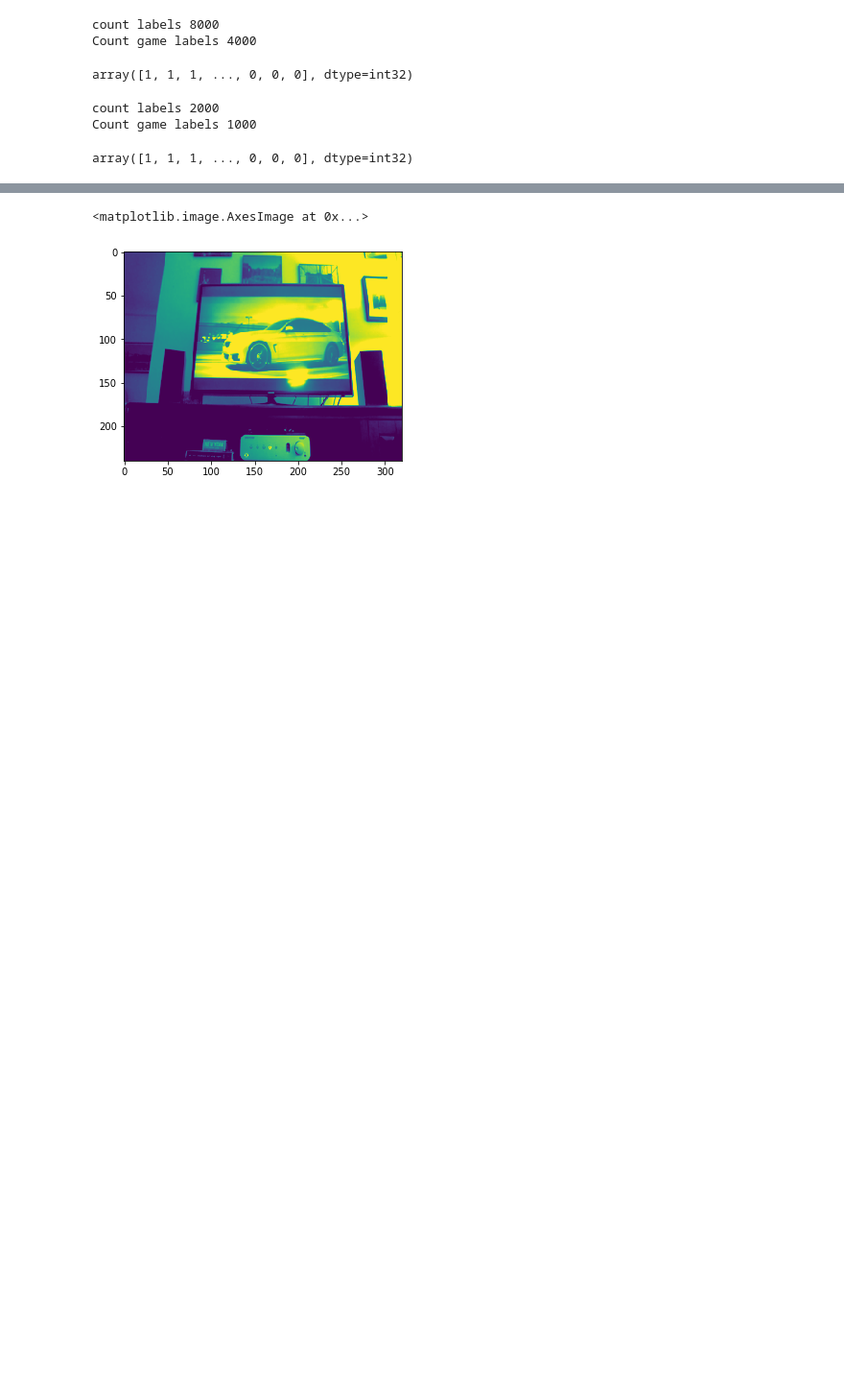
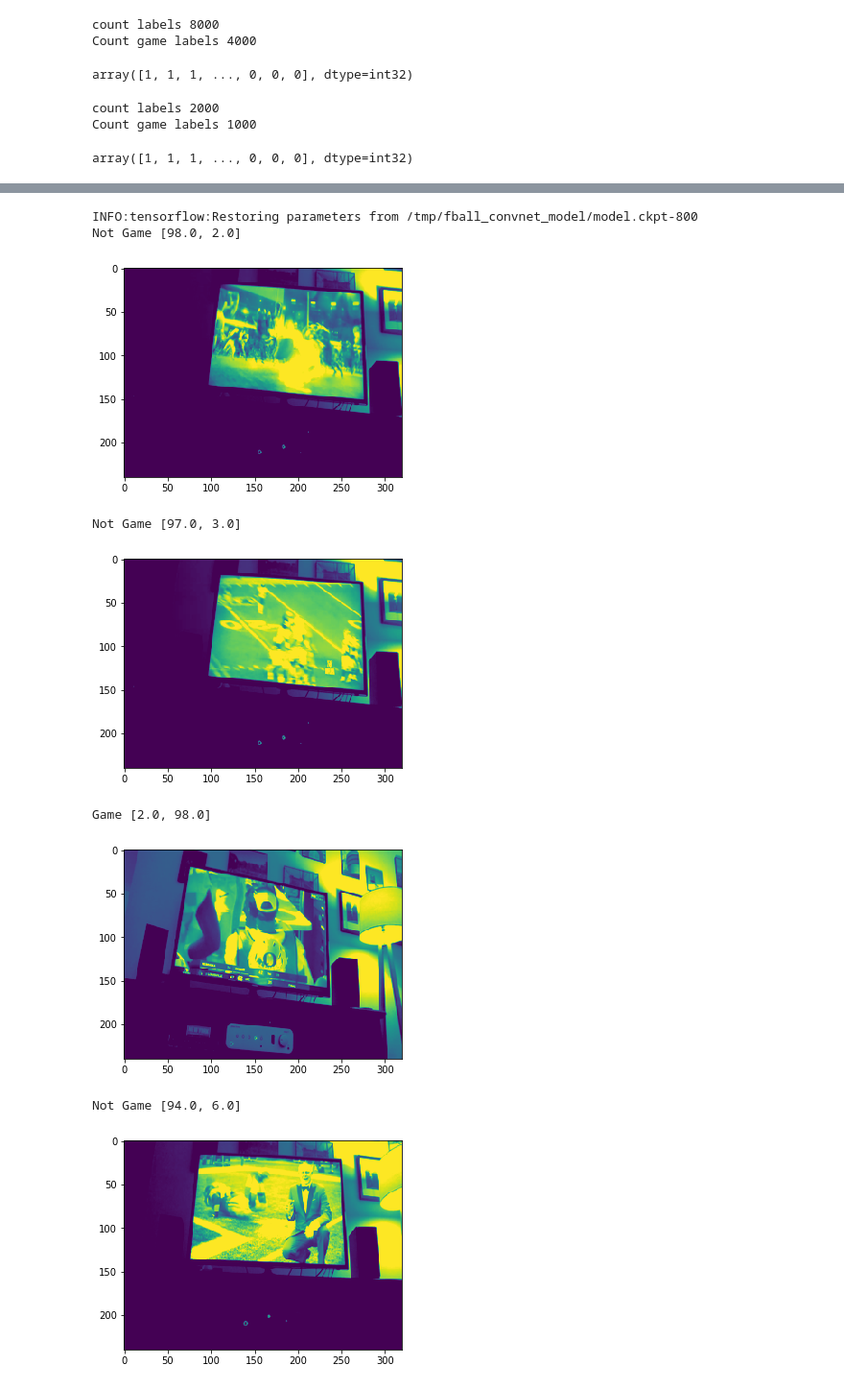
Before and after one commit to brycemcd/learning_neural_networks, a Jupyter notebook: 2017-10-27-football-cnn-with-layers.ipynb, the cells around one changed output, grey strips where cells are left out. Shown: that part at 96% size. Drawn from its saved outputs; the diff is of its cells as text; code cells hidden in the pictures; blank space fills up the shorter version.

Commit message:
builds model, does eval, and can make predictions

```diff
--- a/2017-10-27-football-cnn-with-layers.ipynb
+++ b/2017-10-27-football-cnn-with-layers.ipynb
@@ -266,10 +211,10 @@ def football_model_fn(features, labels, mode):
 
     # Add evaluation metrics (for EVAL mode)
     eval_metric_ops = {
-      "accuracy": tf.metrics.accuracy(labels=labels,
-                                      predictions=predictions["classes"]),
-      "precision" : tf.metrics.precision(labels=labels,
-                                 predictions=predictions["classes"])
+        "accuracy"  : tf.metrics.accuracy(labels=labels, predictions=predictions["classes"]),
+        "precision" : tf.metrics.precision(labels=labels, predictions=predictions["classes"]),
+        "meaniou"   : tf.metrics.mean_iou(labels=labels, predictions=predictions["classes"], num_classes=num_classes),
+        "auc"       : tf.metrics.auc(labels=labels, predictions=predictions["classes"]),
     }
 
     return tf.estimator.EstimatorSpec(mode=mode, loss=loss, eval_metric_ops=eval_metric_ops)
@@ -283,19 +228,22 @@ tensors_to_log = {"probabilities": "softmax_tensor"}
 tensors_to_log = {}
 logging_hook = tf.train.LoggingTensorHook(tensors=tensors_to_log,
                                           every_n_iter=50 # 50
-                                         )
+                             )
+epochs   = 10
+batch_sz = 100
+step_cnt = (len(train_x) / batch_sz) * epochs
 
 # Train the model
 train_input_fn = tf.estimator.inputs.numpy_input_fn(
     x={"x": train_x},
     y=train_y,
-    batch_size=200,
+    batch_size=batch_sz,
     num_epochs=None,
     shuffle=True)
 
 football_classifier.train(
     input_fn=train_input_fn,
-    #steps=20, # 20000
+    steps=step_cnt,
     hooks=[logging_hook])
 # %% [output]
 INFO:tensorflow:Using default config.
@@ -336,14 +284,31 @@ INFO:tensorflow:Saving dict for global step 20: accuracy = 0.5, global_step = 20
 # %%
 # Prediction:
 # Evaluate the model and print results
+predict_imgs = test_x[np.random.choice(range(len(test_x)), 5)]
+
 predict_input_fn = tf.estimator.inputs.numpy_input_fn(
-    x={"x": test_x[-5:-1]}, #.reshape(6, 240, 320, 1)},
+    x={"x": predict_imgs},
     num_epochs=1,
     shuffle=False)
 
 predict_results = football_classifier.predict(input_fn=predict_input_fn)
 
-plt.imshow(test_x[-1].reshape(240, 320))
+i = 0
+for result in predict_results:
+    res = ""
+    res += "Game" if result['classes'] == 1 else "Not Game"
+    print(res + " " + str([ round(prob * 100) for prob in result['probabilities']]))
+
+    plt.imshow(predict_imgs[i].reshape(240, 320))
+    plt.show()
+    i = i + 1
 # %% [output]
-<matplotlib.image.AxesImage at 0x...>
+INFO:tensorflow:Restoring parameters from /tmp/fball_convnet_model/model.ckpt-800
+Not Game [98.0, 2.0]
-[figure, old version]
+[figure, new version]
+Not Game [97.0, 3.0]
+[figure, added]
+Game [2.0, 98.0]
+[figure, added]
+Not Game [94.0, 6.0]
+[figure, added]
```
Also changed, not shown: parts of 10 cells of this notebook.
